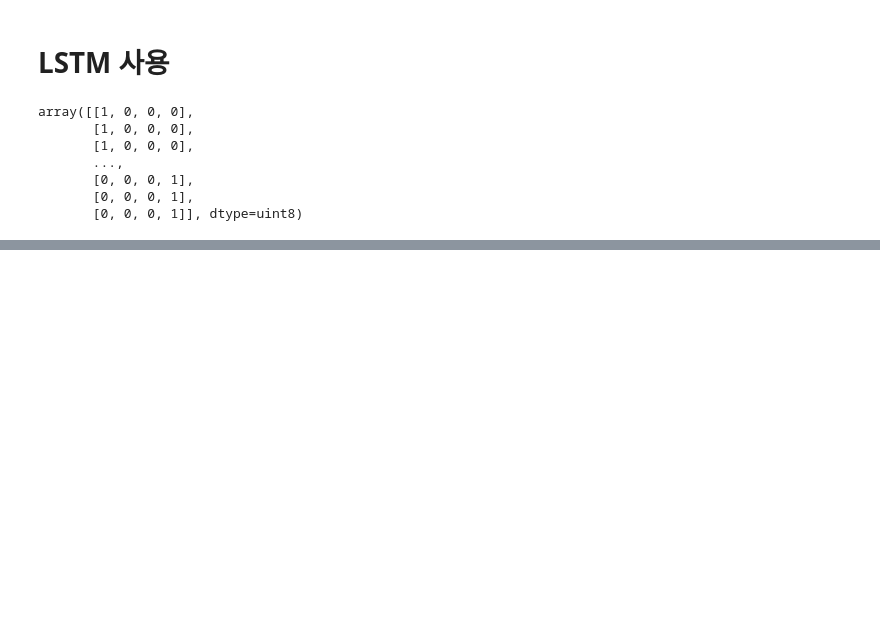
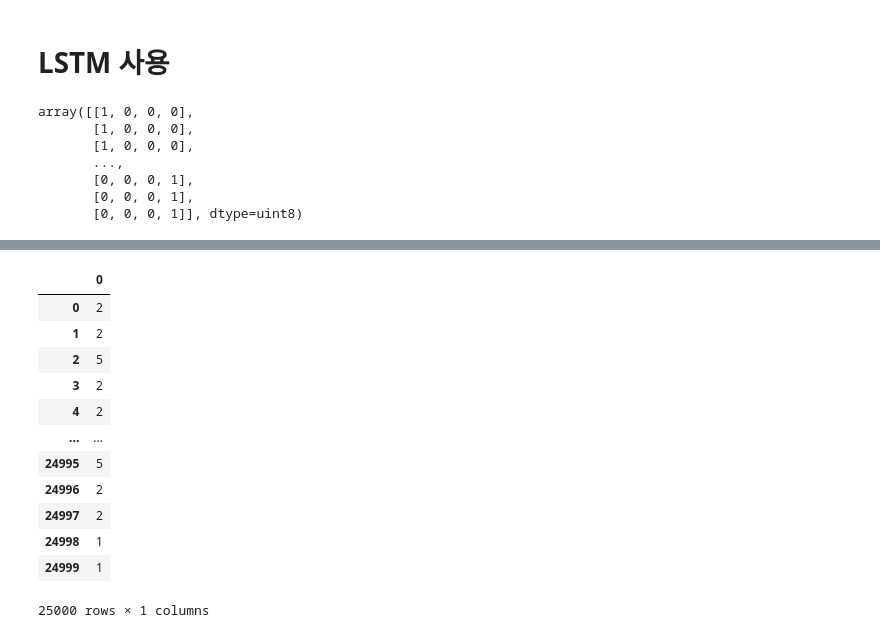
Before and after one commit to qkrwjdtn1236/KEB_HANA_BANK_RATING, a Jupyter notebook: main.ipynb, the cells around one changed output, grey strips where cells are left out. Saved outputs shown, nothing was run; the diff lists cells and outputs as text; code cells hidden in the pictures; blank space fills up the shorter version.

```diff
--- a/main.ipynb
+++ b/main.ipynb
@@ -616,0 +650,11 @@ Epoch 1/45
+# %%
+result = result.to_numpy()
+# %%
+종류 =  [1,2,4,5]
+# %%
+testPred = []
+
+for i in result:
+    testPred.append(종류[np.argmax(i)])
+# %%
+testPred = pd.DataFrame(testPred)
@@ -616,0 +663,16 @@ Epoch 1/45
+# %%
+testPred
+# %% [output]
+|  | 0 |
+| 0 | 2 |
+| 1 | 2 |
+| 2 | 5 |
+| 3 | 2 |
+| 4 | 2 |
+| ... | ... |
+| 24995 | 5 |
+| 24996 | 2 |
+| 24997 | 2 |
+| 24998 | 1 |
+| 24999 | 1 |
+25000 rows × 1 columns
```
Also changed, not shown: parts of 24 cells of this notebook.
